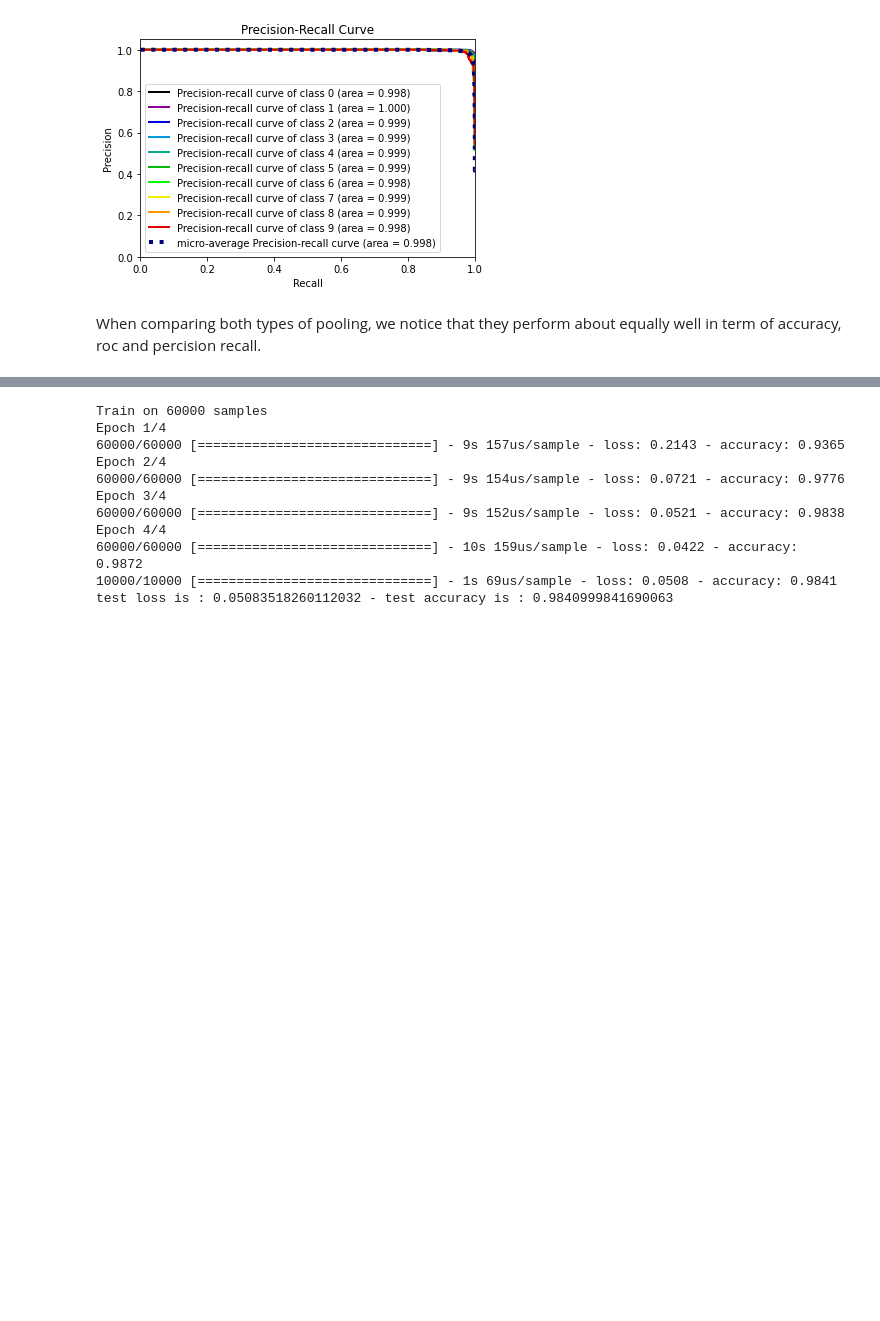
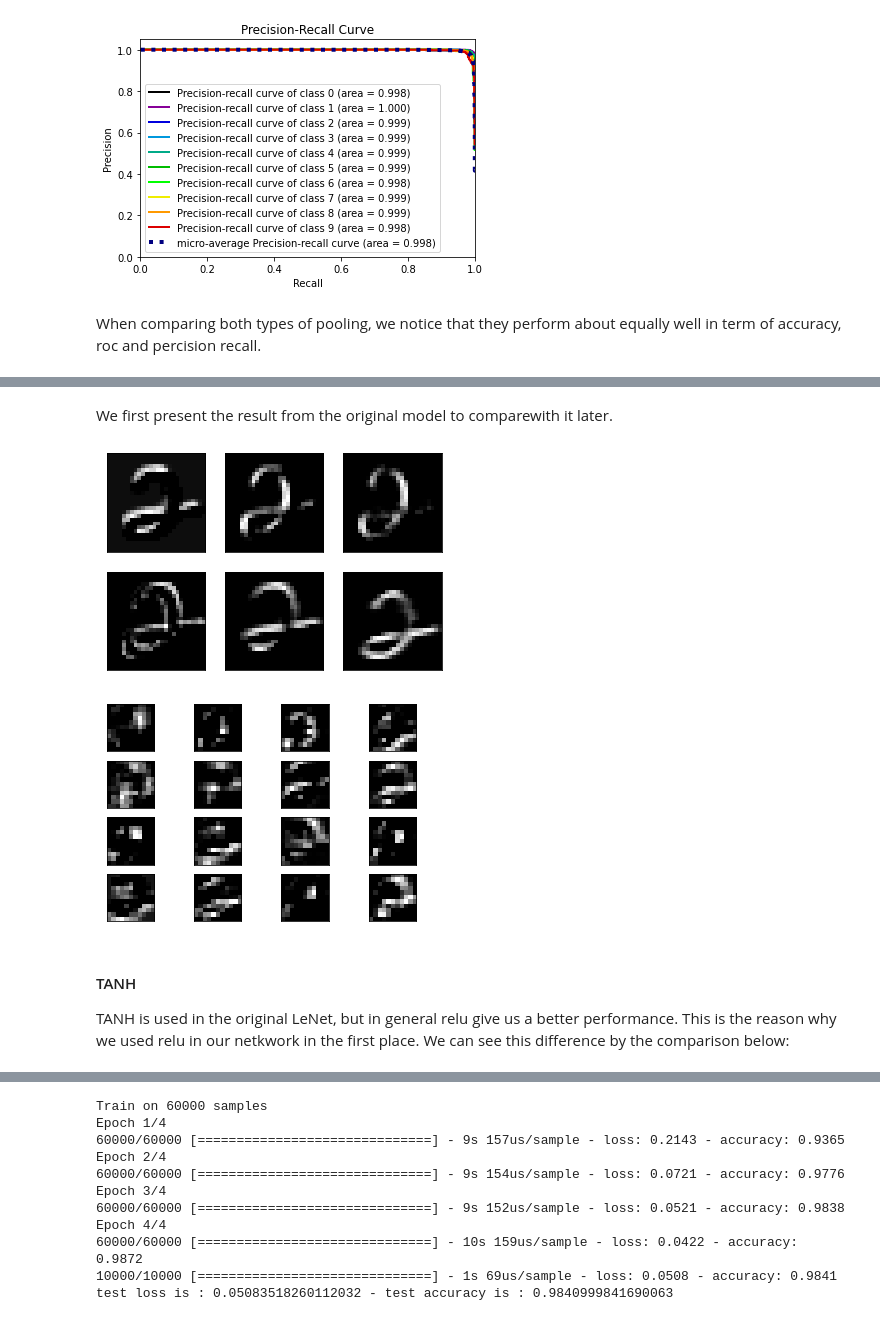
Before and after one commit to Adrieennn/CNN, a Jupyter notebook: NN.ipynb, the cells around one changed output, grey strips where cells are left out. Drawn from its saved outputs; the diff is of its cells as text; code cells hidden in the pictures; blank space fills up the shorter version.

```diff
--- a/NN.ipynb
+++ b/NN.ipynb
@@ -787,0 +795,16 @@ TANH is used in the original LeNet, but in general relu give us a better perform
+# %%
+from matplotlib import pyplot
+# plot all 64 maps in an 8x8 squares
+def display_img_cov(h,l,result):
+    ix = 1
+    for _ in range(h):
+        for _ in range(l):
+            # specify subplot and turn of axis
+            ax = pyplot.subplot(h, l, ix)
+            ax.set_xticks([])
+            ax.set_yticks([])
+            # plot filter channel in grayscale
+            pyplot.imshow(result[ :, :, ix-1], cmap='gray')
+            ix += 1
+    # show the figure
+    pyplot.show()
@@ -788 +853,21 @@ TANH is used in the original LeNet, but in general relu give us a better perform
+# %%
+result1 = open_mode_cov1.predict(x_train)
+result1 = result1[16]
+
+result2 = open_mode_cov2.predict(x_train)
+result2 = result2[16]
+# %% [markdown]
+We first present the result from the original model to comparewith it later.
+# %%
+display_img_cov(2,3,result1)
+
+display_img_cov(4,4,result2)
+# %% [output]
+[figure, added]
+[figure, added]
+# %% [markdown]
+#### TANH
+
+
+TANH is used in the original LeNet, but in general relu give us a better performance. This is the reason why we used relu in our netkwork in the first place. We can see this difference by the comparison below:
 # %%
```
Also changed, not shown: parts of 34 cells of this notebook.
